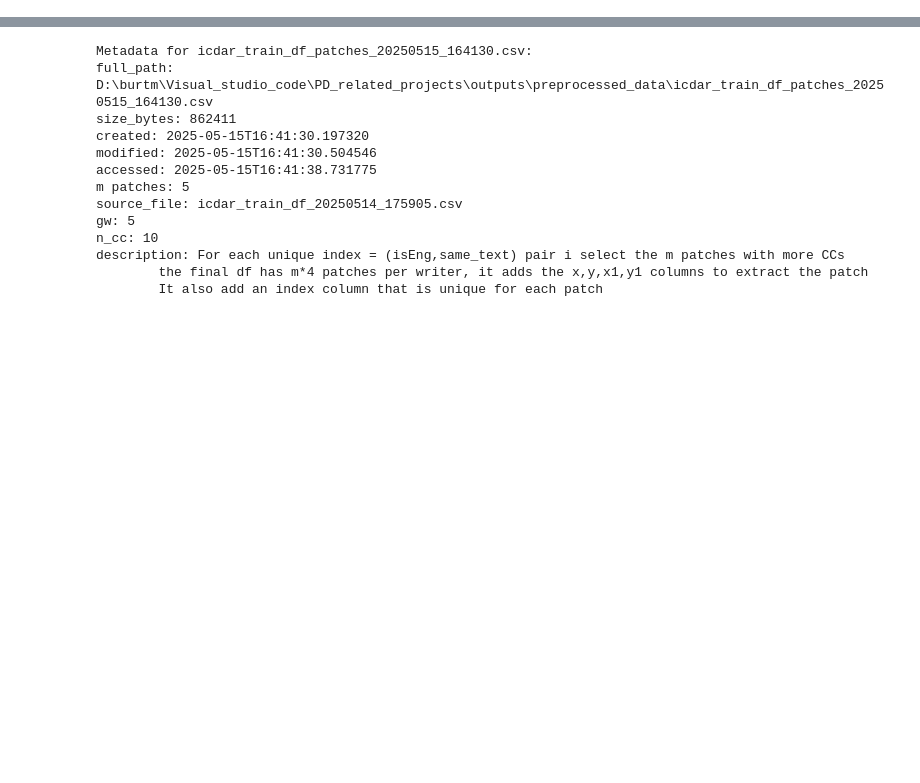
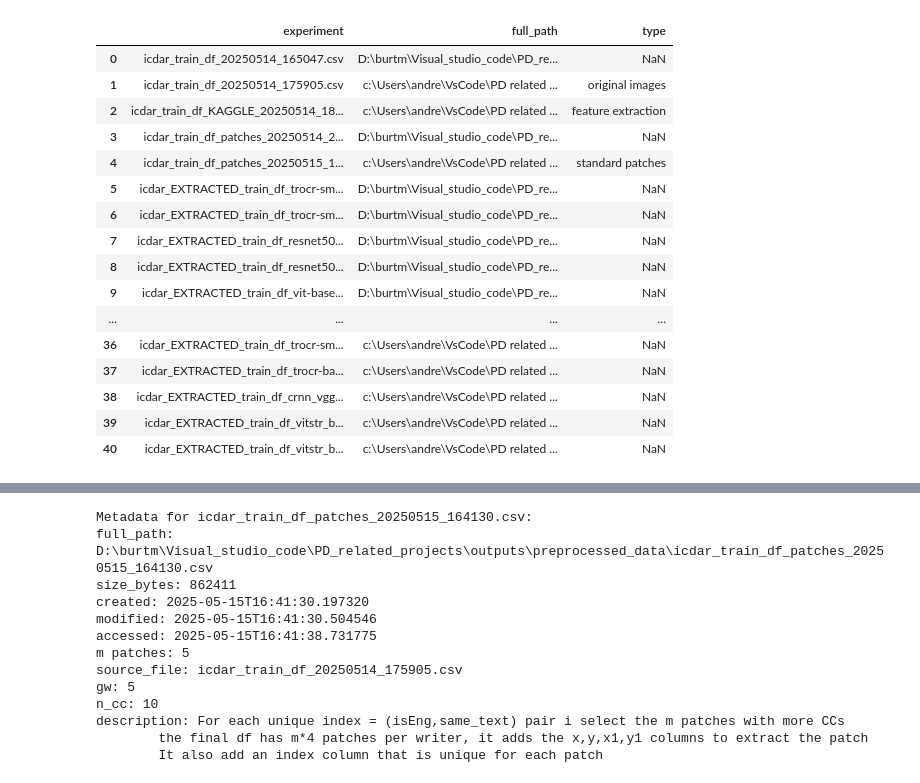
Before and after one commit to gitMorelli/gender_detection, a Jupyter notebook: notebooks/others/explore_log_preprocessed_data.ipynb, the cells around one changed output, grey strips where cells are left out. Cells and saved outputs as stored; diff of their text form; code cells hidden in the pictures; blank space fills up the shorter version.

Commit message:
finishing the script for running experiments. Writing the code to explore the log files

```diff
--- a/notebooks/others/explore_log_preprocessed_data.ipynb
+++ b/notebooks/others/explore_log_preprocessed_data.ipynb
@@ -10,0 +14,2 @@ output_file = output_dir + file_name
+# %%
+df = file_IO.assemble_csv_from_log(LOG_FILE)
@@ -10,0 +26,20 @@ output_file = output_dir + file_name
+# %%
+df[['experiment','full_path','type']]
+# %% [output]
+|  | experiment | full_path | type |
+| 0 | icdar_train_df_20250514_165047.csv | D:\burtm\Visual_studio_code\PD_re... | NaN |
+| 1 | icdar_train_df_20250514_175905.csv | c:\Users\andre\VsCode\PD related ... | original images |
+| 2 | icdar_train_df_KAGGLE_20250514_18... | c:\Users\andre\VsCode\PD related ... | feature extraction |
+| 3 | icdar_train_df_patches_20250514_2... | D:\burtm\Visual_studio_code\PD_re... | NaN |
+| 4 | icdar_train_df_patches_20250515_1... | c:\Users\andre\VsCode\PD related ... | standard patches |
+| 5 | icdar_EXTRACTED_train_df_trocr-sm... | D:\burtm\Visual_studio_code\PD_re... | NaN |
+| 6 | icdar_EXTRACTED_train_df_trocr-sm... | D:\burtm\Visual_studio_code\PD_re... | NaN |
+| 7 | icdar_EXTRACTED_train_df_resnet50... | D:\burtm\Visual_studio_code\PD_re... | NaN |
+| 8 | icdar_EXTRACTED_train_df_resnet50... | D:\burtm\Visual_studio_code\PD_re... | NaN |
+| 9 | icdar_EXTRACTED_train_df_vit-base... | D:\burtm\Visual_studio_code\PD_re... | NaN |
+| ... | ... | ... | ... |
+| 36 | icdar_EXTRACTED_train_df_trocr-sm... | c:\Users\andre\VsCode\PD related ... | NaN |
+| 37 | icdar_EXTRACTED_train_df_trocr-ba... | c:\Users\andre\VsCode\PD related ... | NaN |
+| 38 | icdar_EXTRACTED_train_df_crnn_vgg... | c:\Users\andre\VsCode\PD related ... | NaN |
+| 39 | icdar_EXTRACTED_train_df_vitstr_b... | c:\Users\andre\VsCode\PD related ... | NaN |
+| 40 | icdar_EXTRACTED_train_df_vitstr_b... | c:\Users\andre\VsCode\PD related ... | NaN |
```
Also changed, not shown: parts of 31 cells of this notebook, 6 other files.
